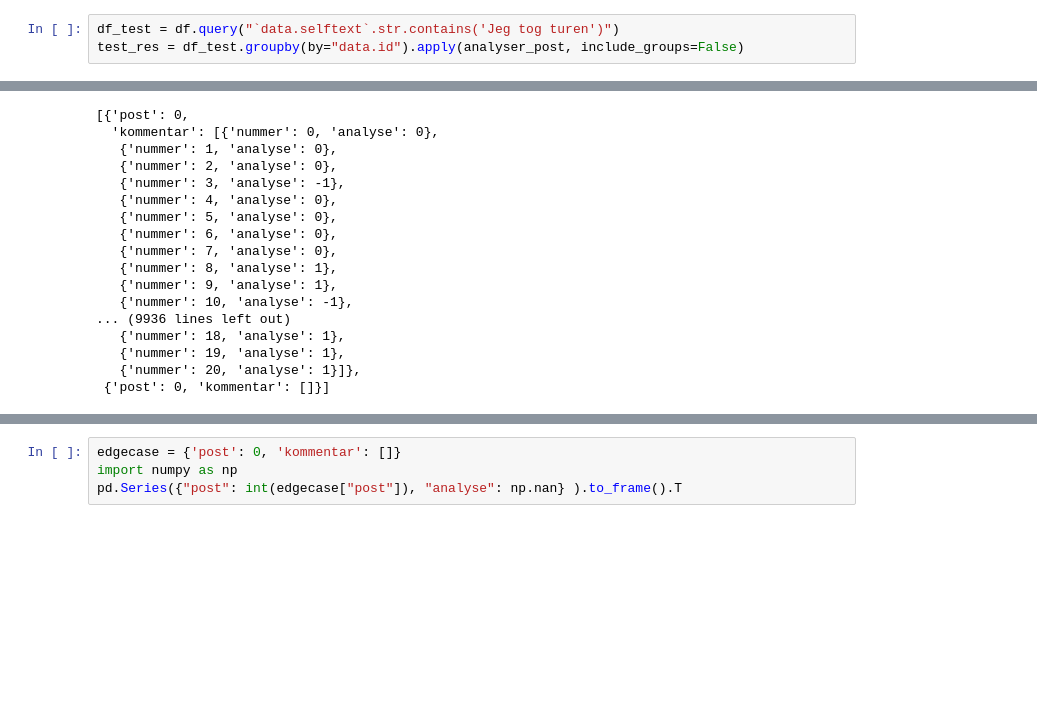
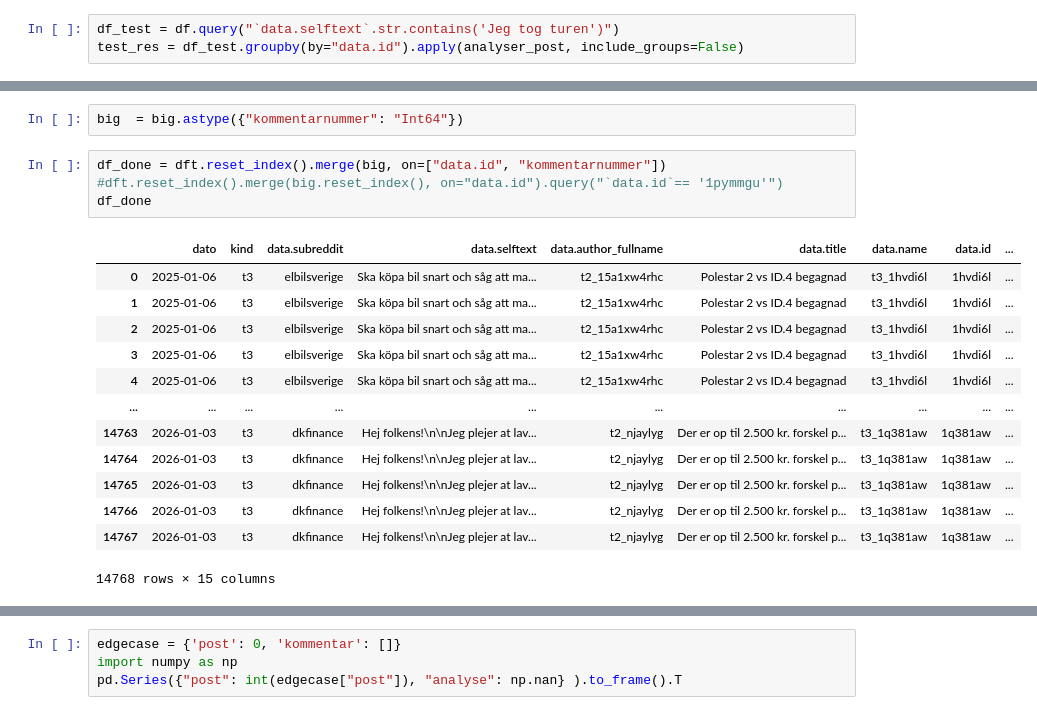
Before and after one commit to hgeorgsch/dataprogexercises, a Jupyter notebook: sandkasse/webAPI/Reddit-bruk.ipynb, the cells around one changed output, grey strips where cells are left out. Drawn from its saved outputs; the diff is of its cells as text; blank space fills up the shorter version.

```diff
--- a/sandkasse/webAPI/Reddit-bruk.ipynb
+++ b/sandkasse/webAPI/Reddit-bruk.ipynb
@@ -316,19 +361,20 @@ Wall time: 45min 40s
+# %%
+big  = big.astype({"kommentarnummer": "Int64"})
 # %%
+df_done = dft.reset_index().merge(big, on=["data.id", "kommentarnummer"])
+#dft.reset_index().merge(big.reset_index(), on="data.id").query("`data.id`== '1pymmgu'")
+df_done
 # %% [output]
+|  | dato | kind | data.subreddit | data.selftext | data.author_fullname | data.title | data.name | data.id | ... |
+| 0 | 2025-01-06 | t3 | elbilsverige | Ska köpa bil snart och såg att ma... | t2_15a1xw4rhc | Polestar 2 vs ID.4 begagnad | t3_1hvdi6l | 1hvdi6l | ... |
+| 1 | 2025-01-06 | t3 | elbilsverige | Ska köpa bil snart och såg att ma... | t2_15a1xw4rhc | Polestar 2 vs ID.4 begagnad | t3_1hvdi6l | 1hvdi6l | ... |
+| 2 | 2025-01-06 | t3 | elbilsverige | Ska köpa bil snart och såg att ma... | t2_15a1xw4rhc | Polestar 2 vs ID.4 begagnad | t3_1hvdi6l | 1hvdi6l | ... |
+| 3 | 2025-01-06 | t3 | elbilsverige | Ska köpa bil snart och såg att ma... | t2_15a1xw4rhc | Polestar 2 vs ID.4 begagnad | t3_1hvdi6l | 1hvdi6l | ... |
+| 4 | 2025-01-06 | t3 | elbilsverige | Ska köpa bil snart och såg att ma... | t2_15a1xw4rhc | Polestar 2 vs ID.4 begagnad | t3_1hvdi6l | 1hvdi6l | ... |
+| ... | ... | ... | ... | ... | ... | ... | ... | ... | ... |
+| 14763 | 2026-01-03 | t3 | dkfinance | Hej folkens!\n\nJeg plejer at lav... | t2_njaylyg | Der er op til 2.500 kr. forskel p... | t3_1q381aw | 1q381aw | ... |
+| 14764 | 2026-01-03 | t3 | dkfinance | Hej folkens!\n\nJeg plejer at lav... | t2_njaylyg | Der er op til 2.500 kr. forskel p... | t3_1q381aw | 1q381aw | ... |
+| 14765 | 2026-01-03 | t3 | dkfinance | Hej folkens!\n\nJeg plejer at lav... | t2_njaylyg | Der er op til 2.500 kr. forskel p... | t3_1q381aw | 1q381aw | ... |
+| 14766 | 2026-01-03 | t3 | dkfinance | Hej folkens!\n\nJeg plejer at lav... | t2_njaylyg | Der er op til 2.500 kr. forskel p... | t3_1q381aw | 1q381aw | ... |
+| 14767 | 2026-01-03 | t3 | dkfinance | Hej folkens!\n\nJeg plejer at lav... | t2_njaylyg | Der er op til 2.500 kr. forskel p... | t3_1q381aw | 1q381aw | ... |
-[{'post': 0,
-  'kommentar': [{'nummer': 0, 'analyse': 0},
-   {'nummer': 1, 'analyse': 0},
-   {'nummer': 2, 'analyse': 0},
-   {'nummer': 3, 'analyse': -1},
-   {'nummer': 4, 'analyse': 0},
-   {'nummer': 5, 'analyse': 0},
-   {'nummer': 6, 'analyse': 0},
-   {'nummer': 7, 'analyse': 0},
-   {'nummer': 8, 'analyse': 1},
-   {'nummer': 9, 'analyse': 1},
-   {'nummer': 10, 'analyse': -1},
-... (9936 lines left out)
-   {'nummer': 18, 'analyse': 1},
-   {'nummer': 19, 'analyse': 1},
-   {'nummer': 20, 'analyse': 1}]},
- {'post': 0, 'kommentar': []}]
+14768 rows × 15 columns
```
Also changed, not shown: parts of 13 cells of this notebook, 4 other files.
